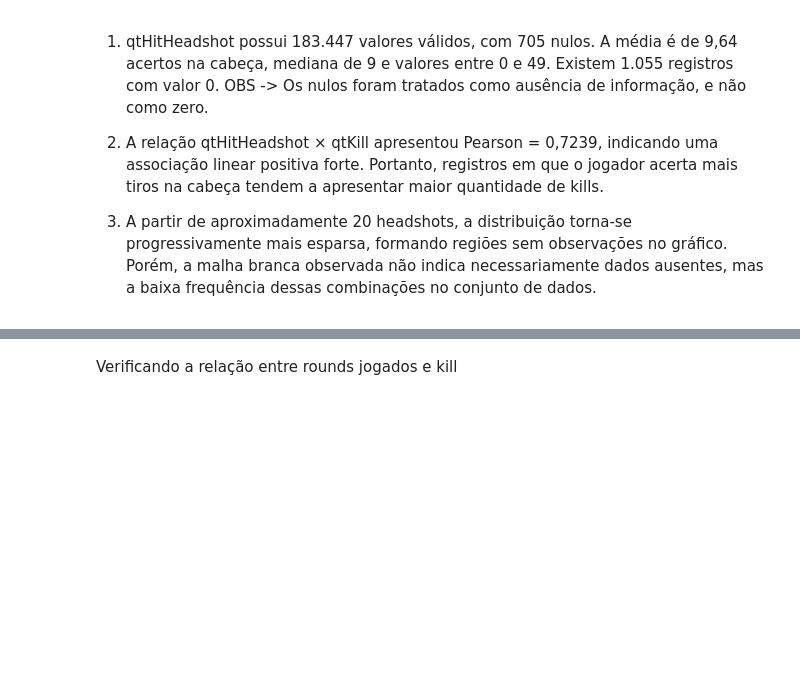
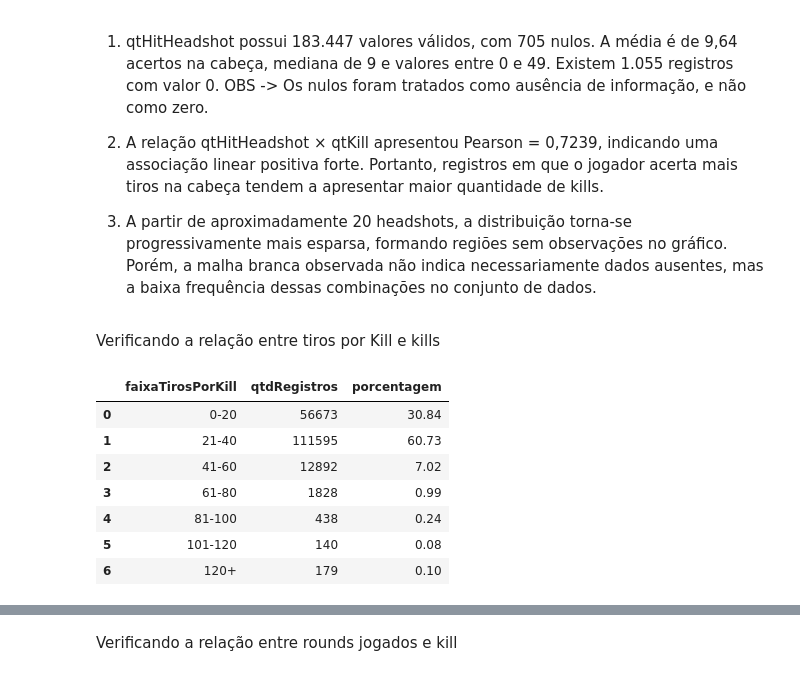
Before and after one commit to lucasccesar/Projeto-IA, a Jupyter notebook: notebooks/01_eda_dataset.ipynb, the cells around one changed output, grey strips where cells are left out. Drawn from its saved outputs; the diff is of its cells as text; code cells hidden in the pictures; blank space fills up the shorter version.

```diff
--- a/notebooks/01_eda_dataset.ipynb
+++ b/notebooks/01_eda_dataset.ipynb
@@ -1372,3 +1372,35 @@ df[
 2) A relação qtHitHeadshot × qtKill apresentou Pearson = 0,7239, indicando uma associação linear positiva forte. Portanto, registros em que o jogador acerta mais tiros na cabeça tendem a apresentar maior quantidade de kills.
 
 3) A partir de aproximadamente 20 headshots, a distribuição torna-se progressivamente mais esparsa, formando regiões sem observações no gráfico. Porém, a malha branca observada não indica necessariamente dados ausentes, mas a baixa frequência dessas combinações no conjunto de dados.
+# %% [markdown]
+Verificando a relação entre tiros por Kill e kills
+# %%
+# Faixas de tiros por kill, de 20 em 20 até 120
+faixas_tpk = pd.cut(
+    df['tirosPorKill'],
+    bins=[0, 20, 40, 60, 80, 100, 120, float('inf')],
+    labels=['0-20', '21-40', '41-60', '61-80', '81-100', '101-120', '120+']
+)
+
+tabela_tpk = (
+    faixas_tpk
+    .value_counts()
+    .sort_index()
+    .reset_index()
+)
+tabela_tpk.columns = ['faixaTirosPorKill', 'qtdRegistros']
+
+tabela_tpk['porcentagem'] = (
+    tabela_tpk['qtdRegistros'] / tabela_tpk['qtdRegistros'].sum() * 100
+).round(2)
+
+display(tabela_tpk)
+# %% [output]
+|  | faixaTirosPorKill | qtdRegistros | porcentagem |
+| 0 | 0-20 | 56673 | 30.84 |
+| 1 | 21-40 | 111595 | 60.73 |
+| 2 | 41-60 | 12892 | 7.02 |
+| 3 | 61-80 | 1828 | 0.99 |
+| 4 | 81-100 | 438 | 0.24 |
+| 5 | 101-120 | 140 | 0.08 |
+| 6 | 120+ | 179 | 0.10 |
```
Also changed, not shown: parts of 4 cells of this notebook, 4 other files.
